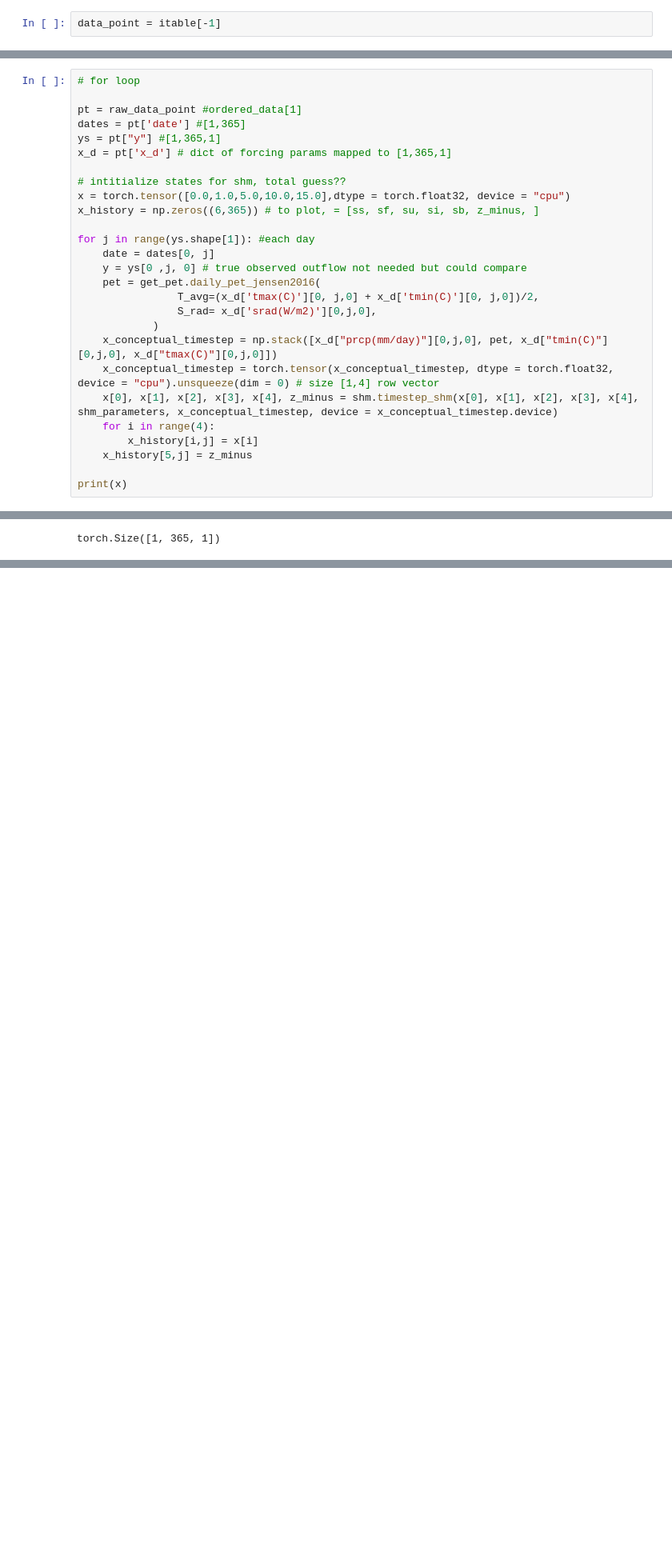
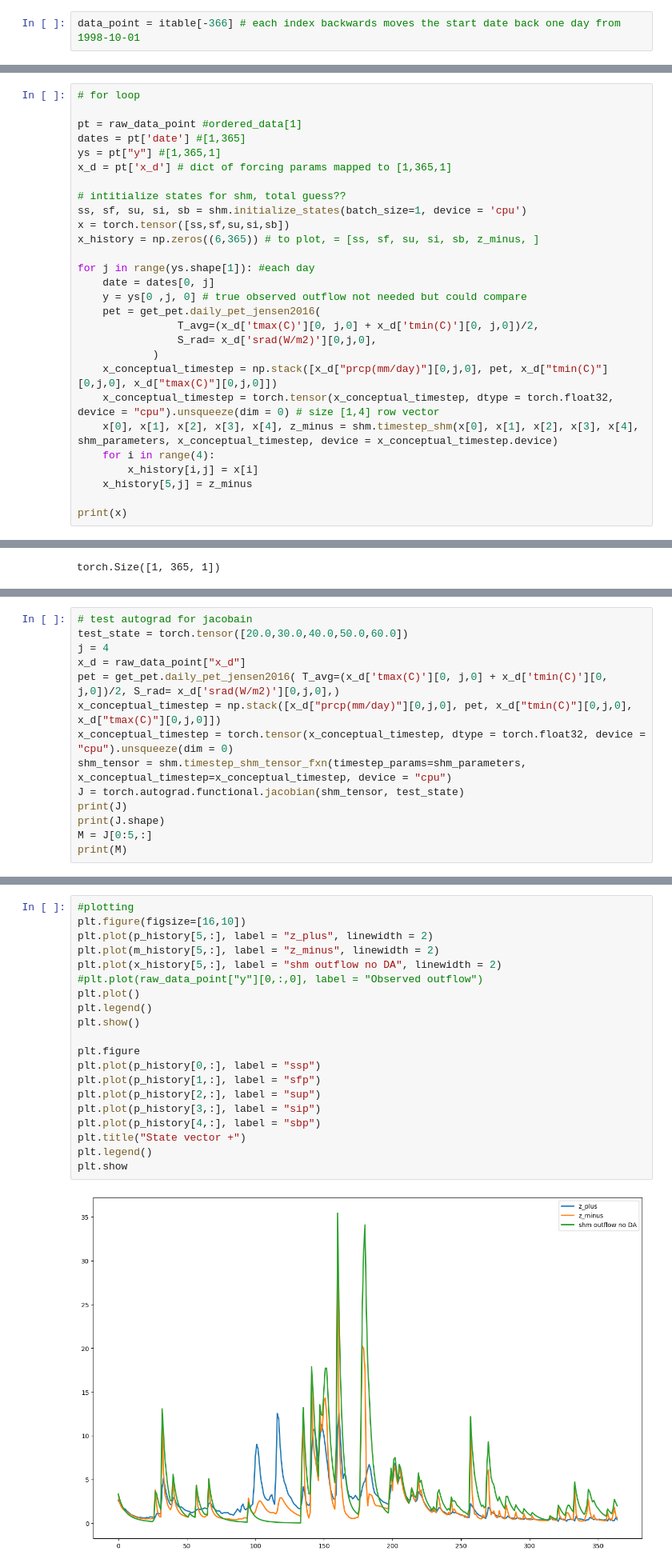
Before and after one commit to mines-ciroh/neuralhydrology-dcfe, a Jupyter notebook: examples/09-Data-Assimilation/test-shm-da.ipynb, the cells around one changed output, grey strips where cells are left out. Shown at 80% size. Cells and saved outputs as stored; diff of their text form; blank space fills up the shorter version.

```diff
--- a/examples/09-Data-Assimilation/test-shm-da.ipynb
+++ b/examples/09-Data-Assimilation/test-shm-da.ipynb
@@ -94,7 +90,7 @@ ds = get_dataset(cfg = Config(config_file), is_train = False, basin = "01022500"
 ordered_data = DataLoader(ds, batch_size= 1, shuffle=False, num_workers= 8, collate_fn=ds.collate_fn)
 itable = list(ordered_data)
 # %%
-data_point = itable[-1]
+data_point = itable[-366] # each index backwards moves the start date back one day from 1998-10-01
 # %%
 # undo scaling
 raw_x_d = {}
@@ -313,7 +282,8 @@ ys = pt["y"] #[1,365,1]
 x_d = pt['x_d'] # dict of forcing params mapped to [1,365,1]
 
 # intitialize states for shm, total guess??
-x = torch.tensor([0.0,1.0,5.0,10.0,15.0],dtype = torch.float32, device = "cpu")
+ss, sf, su, si, sb = shm.initialize_states(batch_size=1, device = 'cpu')
+x = torch.tensor([ss,sf,su,si,sb])
 x_history = np.zeros((6,365)) # to plot, = [ss, sf, su, si, sb, z_minus, ]
 
 for j in range(ys.shape[1]): #each day
@@ -376,0 +391,14 @@ NameError: name 'x_d' is not defined
+# %%
+# test autograd for jacobain
+test_state = torch.tensor([20.0,30.0,40.0,50.0,60.0])
+j = 4
+x_d = raw_data_point["x_d"]
+pet = get_pet.daily_pet_jensen2016( T_avg=(x_d['tmax(C)'][0, j,0] + x_d['tmin(C)'][0, j,0])/2, S_rad= x_d['srad(W/m2)'][0,j,0],)
+x_conceptual_timestep = np.stack([x_d["prcp(mm/day)"][0,j,0], pet, x_d["tmin(C)"][0,j,0], x_d["tmax(C)"][0,j,0]])
+x_conceptual_timestep = torch.tensor(x_conceptual_timestep, dtype = torch.float32, device = "cpu").unsqueeze(dim = 0)
+shm_tensor = shm.timestep_shm_tensor_fxn(timestep_params=shm_parameters, x_conceptual_timestep=x_conceptual_timestep, device = "cpu")
+J = torch.autograd.functional.jacobian(shm_tensor, test_state)
+print(J)
+print(J.shape)
+M = J[0:5,:]
+print(M)
@@ -378,0 +465,22 @@ print(x_history[5,:])
+# %%
+#plotting
+plt.figure(figsize=[16,10])
+plt.plot(p_history[5,:], label = "z_plus", linewidth = 2)
+plt.plot(m_history[5,:], label = "z_minus", linewidth = 2)
+plt.plot(x_history[5,:], label = "shm outflow no DA", linewidth = 2)
+#plt.plot(raw_data_point["y"][0,:,0], label = "Observed outflow")
+plt.plot()
+plt.legend()
+plt.show()
+
+plt.figure
+plt.plot(p_history[0,:], label = "ssp")
+plt.plot(p_history[1,:], label = "sfp")
+plt.plot(p_history[2,:], label = "sup")
+plt.plot(p_history[3,:], label = "sip")
+plt.plot(p_history[4,:], label = "sbp")
+plt.title("State vector +")
+plt.legend()
+plt.show
+# %% [output]
+[figure, added]
```
Also changed, not shown: parts of 20 cells of this notebook, 1 other file.
